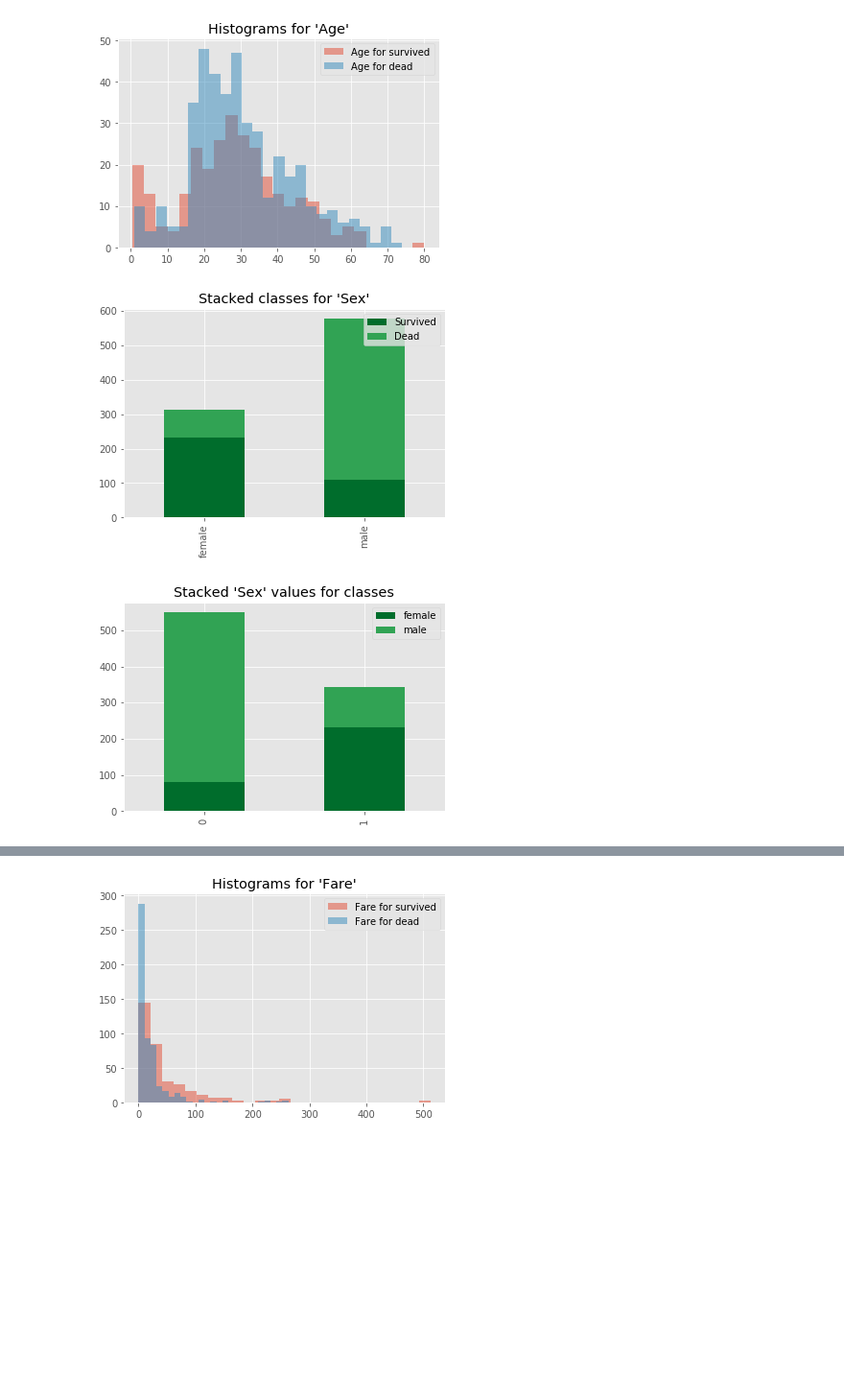
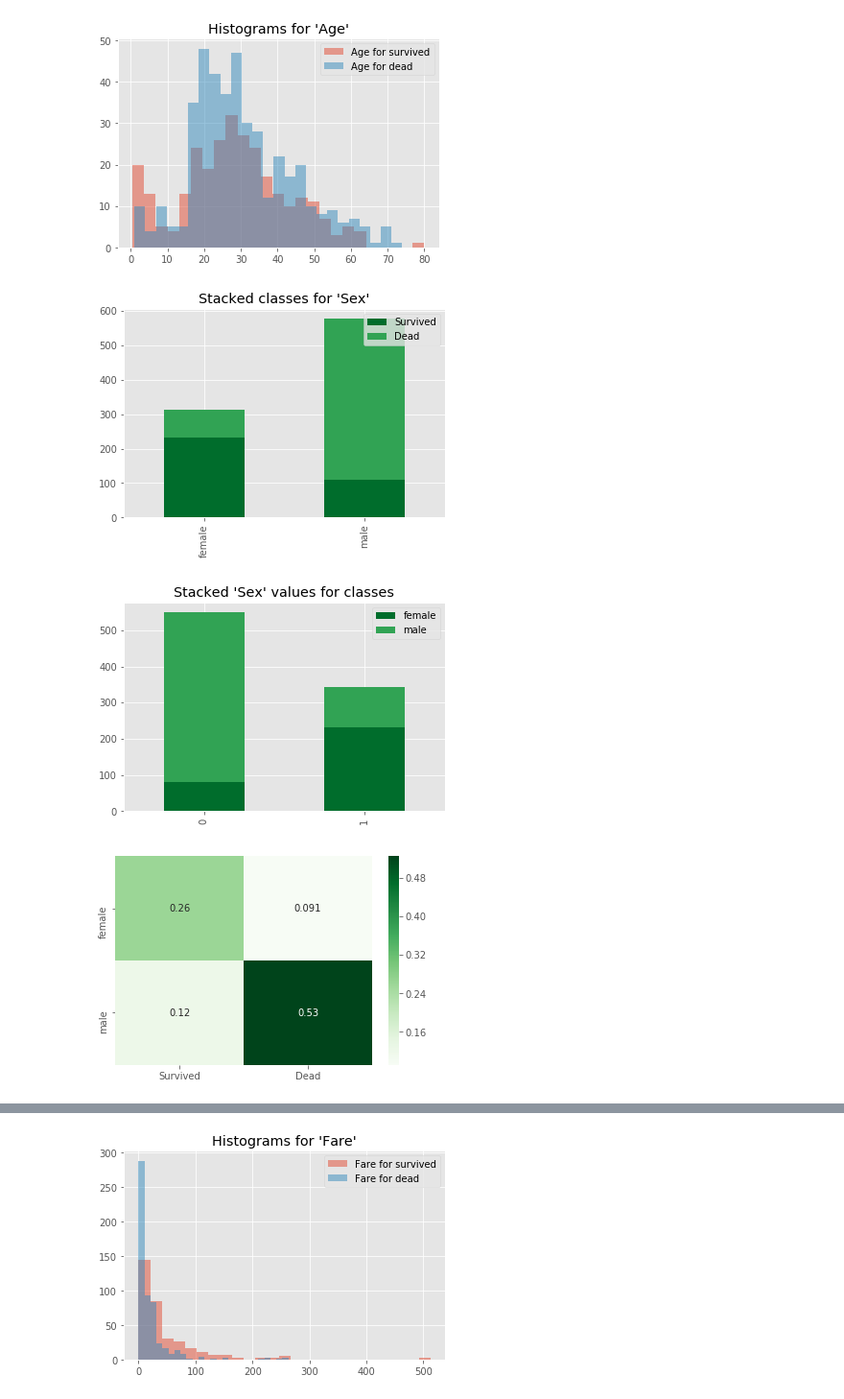
Before and after one commit to wojciechtobis/titanic, a Jupyter notebook: Titanic.ipynb, the cells around one changed output, grey strips where cells are left out. Shown at 96% size. Cells and saved outputs as stored; diff of their text form; code cells hidden in the pictures; blank space fills up the shorter version.

Commit message:
add heatmap for columns analysis

```diff
--- a/Titanic.ipynb
+++ b/Titanic.ipynb
@@ -38,7 +40,7 @@ Survived         0
 PassengerId      0
 dtype: int64
 # %%
-def column_analysis(column):
+def continuous_column_analysis(column):
     survived = train_data.loc[train_data["Survived"]==1][column].dropna();
     dead = train_data.loc[train_data["Survived"]==0][column].dropna();
     plt.hist(survived,bins=25,alpha=0.5,label=column+' for survived');
@@ -87,8 +89,39 @@ def stacked_bar_class(column):
         colValues = col.value_counts().reindex([0,1]);
         colValues.plot.bar(bottom=marginBottom,color=colors[num],stacked=True,label=value);
         marginBottom += colValues;
+
     plt.legend(loc='upper right');
     plt.title("Stacked '"+column+"' values for classes");
     plt.show();
+
+def values_percentage(column):
+    values = train_data[column].dropna();
+    valuesCount = len(values);
+
+    # unique values
+    uniqueValues = values.unique();
+    uniqueValues.sort();
+
+    # empty series for unique values
+    baseSeries = pd.Series(data=np.zeros(len(uniqueValues)), index=uniqueValues);
+
+    survived = train_data.loc[train_data["Survived"]==1][column].dropna();
+    dead = train_data.loc[train_data["Survived"]==0][column].dropna();
+
+    survivedCounts = pd.concat([baseSeries,survived.value_counts()], axis=1)[column].fillna(0);
+    deadCounts = pd.concat([baseSeries,dead.value_counts()], axis=1)[column].fillna(0);
+
+    table = pd.concat([
+                survivedCounts.rename('Survived'),
+                deadCounts.rename('Dead')
+            ], axis=1) / valuesCount;
+
+    sns.heatmap(table, annot=True, cmap="Greens");
+    plt.show();
+
+def quantized_column_analysis(column):
+    stacked_bar_columns(column);
+    stacked_bar_class(column);
+    values_percentage(column);
 # %%
 # 'Age' column analysis
@@ -97,10 +130,10 @@ column_analysis("Age");
 [figure]
 # %%
 # 'Sex' column analysis
-stacked_bar_columns("Sex");
-stacked_bar_class("Sex");
+quantized_column_analysis("Sex");
 # %% [output]
 [figure]
 [figure]
+[figure, added]
 # %%
 # 'Pclass' column analysis
```
Also changed, not shown: parts of 7 cells of this notebook, 1 other file.
